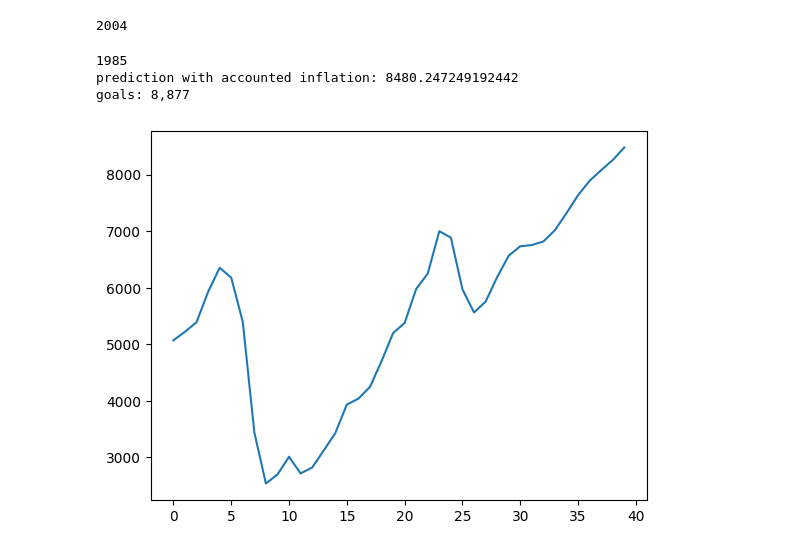
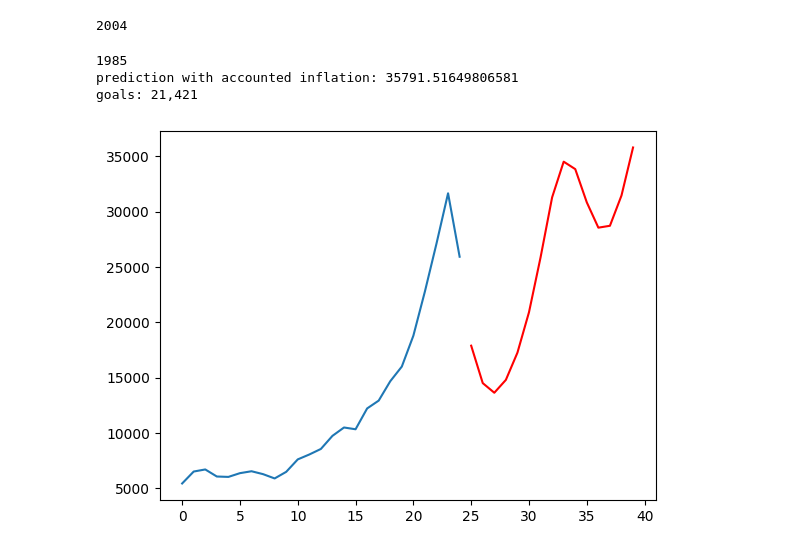
Before and after one commit to JensH-2157843/AML_Project, a Jupyter notebook: src/neural_networks/Price_prediction.ipynb, the cells around one changed output. Drawn from its saved outputs; the diff is of its cells as text; code cells hidden in the pictures.

```diff
--- a/src/neural_networks/Price_prediction.ipynb
+++ b/src/neural_networks/Price_prediction.ipynb
@@ -89,9 +132,10 @@ def toTensor(country_dataset, seq_length=3):
             all_y.append(target)
             scalers.append(scaler)
 
-    return torch.tensor(all_x, dtype=torch.float32).unsqueeze(-1), torch.tensor(all_y, dtype=torch.float32), scalers
+    return torch.tensor(np.array(all_x), dtype=torch.float32).unsqueeze(-1), torch.tensor(np.array(all_y), dtype=torch.float32), scalers
 
 x,y,scalers = toTensor(Countries)
 print(x.shape, y.shape)
+print(len(x))
 # %% [output]
 torch.Size([263, 3, 1]) torch.Size([263])
@@ -98,6 +143,13 @@ torch.Size([263, 3, 1]) torch.Size([263])
 # %%
-train_size = int(len(Countries) * 0.67)
-test_size = len(Countries) - train_size
-train_x, train_y, train_s = toTensor(dict(itertools.islice(Countries.items(),14)))
-test_x, test_y, test_s = toTensor(dict(itertools.islice(Countries.items(),14,len(Countries))))
+train_size = int(len(x) * 0.67)
+
+train_x = x[:train_size]
+test_x = x[train_size:]
+train_y = y[:train_size]
+test_y = y[train_size:]
+train_s = scalers[:train_size]
+test_s = scalers[train_size:]
+
 device = torch.device("cuda" if torch.cuda.is_available() else "cpu")
+
+print(train_x.shape,test_x.shape)
@@ -139,6 +193,7 @@ criterion = nn.MSELoss()
 optimizer = torch.optim.Adam(model.parameters(), lr=LR)
 
 losses = []
+val_losses = []
 for epoch in range(num_epochs):
     model.train()
     total_loss = 0
@@ -153,5 +208,16 @@ for epoch in range(num_epochs):
         optimizer.step()
         total_loss += loss.item()
     losses.append(total_loss)
-    print(f"Epoch {epoch+1}, Loss: {total_loss:.4f}")
+
+    model.eval()
+    val_loss = 0
+    with torch.no_grad():
+        for xb, yb in test_loader:
+            xb = xb.to(device)
+            yb = yb.view(-1, 1).to(device)
+            pred = model(xb)
+            loss = criterion(pred, yb)
+            val_loss += loss.item()
+    val_losses.append(val_loss)
+    print(f"Epoch {epoch+1}, Loss: {total_loss:.4f}, Val_loss: {val_loss:.4f}")
 # %% [output]
@@ -246,15 +314,16 @@ def predict_end_year(input_sequence,start_year, end_year):
 
     return values
 
-test = predict_end_year(Countries["Finland"][0],Countries["Finland"][1],2024)
+test = predict_end_year(Countries["Denmark"][0],Countries["Denmark"][1],2024)
 # %%
-print(Countries["Finland"][1])
+print(Countries["Denmark"][1])
 print("prediction with accounted inflation: " + str(test[-1]))
-print("goals: 8,877")
-plt.plot(Countries["Finland"][0] + test)
+print("goals: 21,421")
+plt.plot(Countries["Denmark"][0], label='Original')
+plt.plot(range(len(Countries["Denmark"][0]), len(Countries["Denmark"][0]) + len(test)), test, label='Forecast', color='red')
 plt.show()
 # %% [output]
 1985
-prediction with accounted inflation: 8480.247249192442
-goals: 8,877
+prediction with accounted inflation: 35791.51649806581
+goals: 21,421
-[figure, old version]
+[figure, new version]
```
Also changed, not shown: parts of 6 cells of this notebook, 1 other file.
